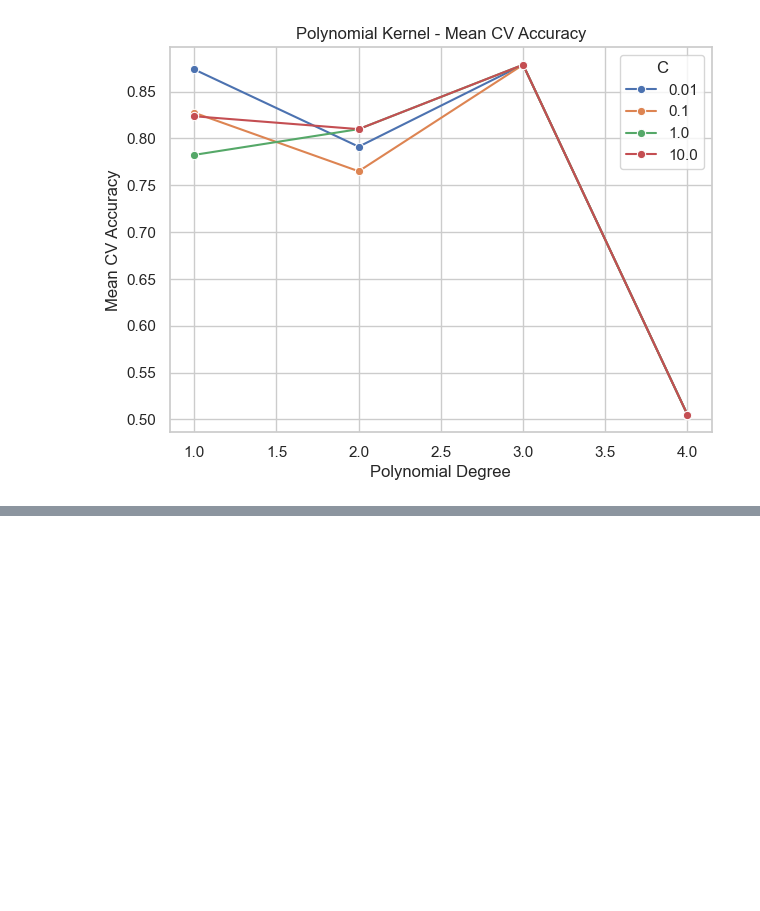
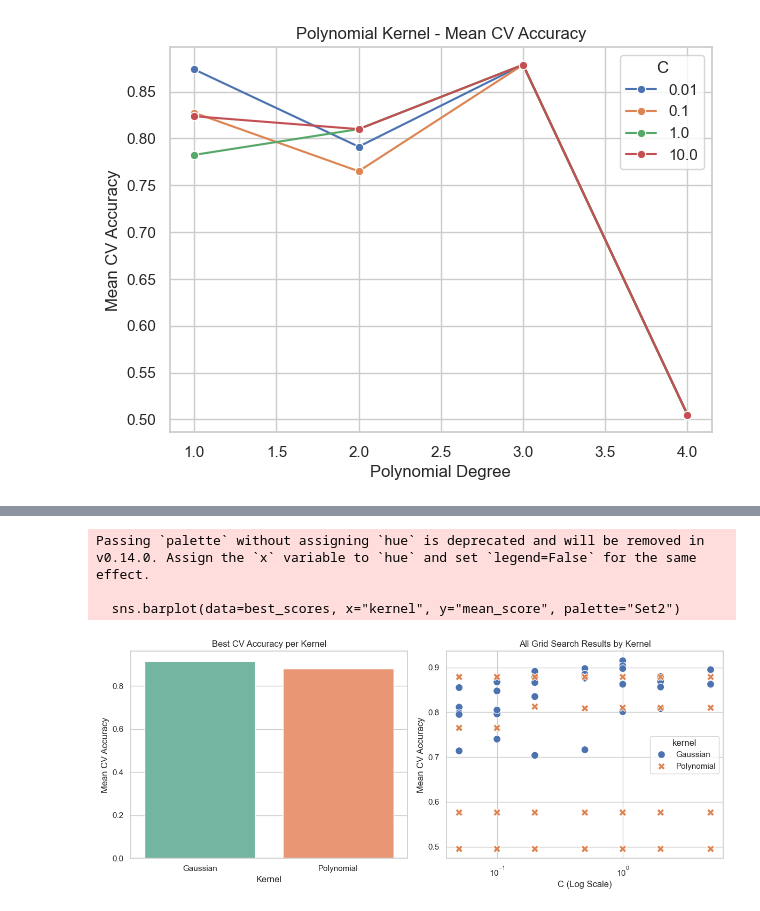
Before and after one commit to gheb02/Optimization-Methods-for-Data-Science, a Jupyter notebook: SVM_part.ipynb, the cells around one changed output, grey strips where cells are left out. Cells and saved outputs as stored; diff of their text form; code cells hidden in the pictures; blank space fills up the shorter version.

```diff
--- a/SVM_part.ipynb
+++ b/SVM_part.ipynb
@@ -1105,0 +1186,35 @@ if not poly_df.empty:
+# %%
+import pandas as pd
+import seaborn as sns
+import matplotlib.pyplot as plt
+
+# Assumiamo che all_results sia una lista di dizionari (ritornata da grid_search_cv)
+results_df = pd.DataFrame(all_results)
+
+# Imposta stile dei grafici
+sns.set(style="whitegrid")
+plt.figure(figsize=(12, 5))
+
+# 1. Confronto generale tra kernel (miglior accuracy media per ciascun kernel)
+plt.subplot(1, 2, 1)
+best_scores = results_df.groupby("kernel")["mean_score"].max().reset_index()
+sns.barplot(data=best_scores, x="kernel", y="mean_score", palette="Set2")
+plt.title("Best CV Accuracy per Kernel")
+plt.ylabel("Mean CV Accuracy")
+plt.xlabel("Kernel")
+
+# 2. Line plot di tutti i risultati per confronto visivo
+plt.subplot(1, 2, 2)
+sns.scatterplot(data=results_df, x="C", y="mean_score", hue="kernel", style="kernel", s=100)
+plt.title("All Grid Search Results by Kernel")
+plt.ylabel("Mean CV Accuracy")
+plt.xlabel("C (Log Scale)")
+plt.xscale("log")
+
+plt.tight_layout()
+plt.show()
+# %% [output]
+Passing `palette` without assigning `hue` is deprecated and will be removed in v0.14.0. Assign the `x` variable to `hue` and set `legend=False` for the same effect.
+
+  sns.barplot(data=best_scores, x="kernel", y="mean_score", palette="Set2")
+[figure, added]
```
Also changed, not shown: parts of 9 cells of this notebook.
